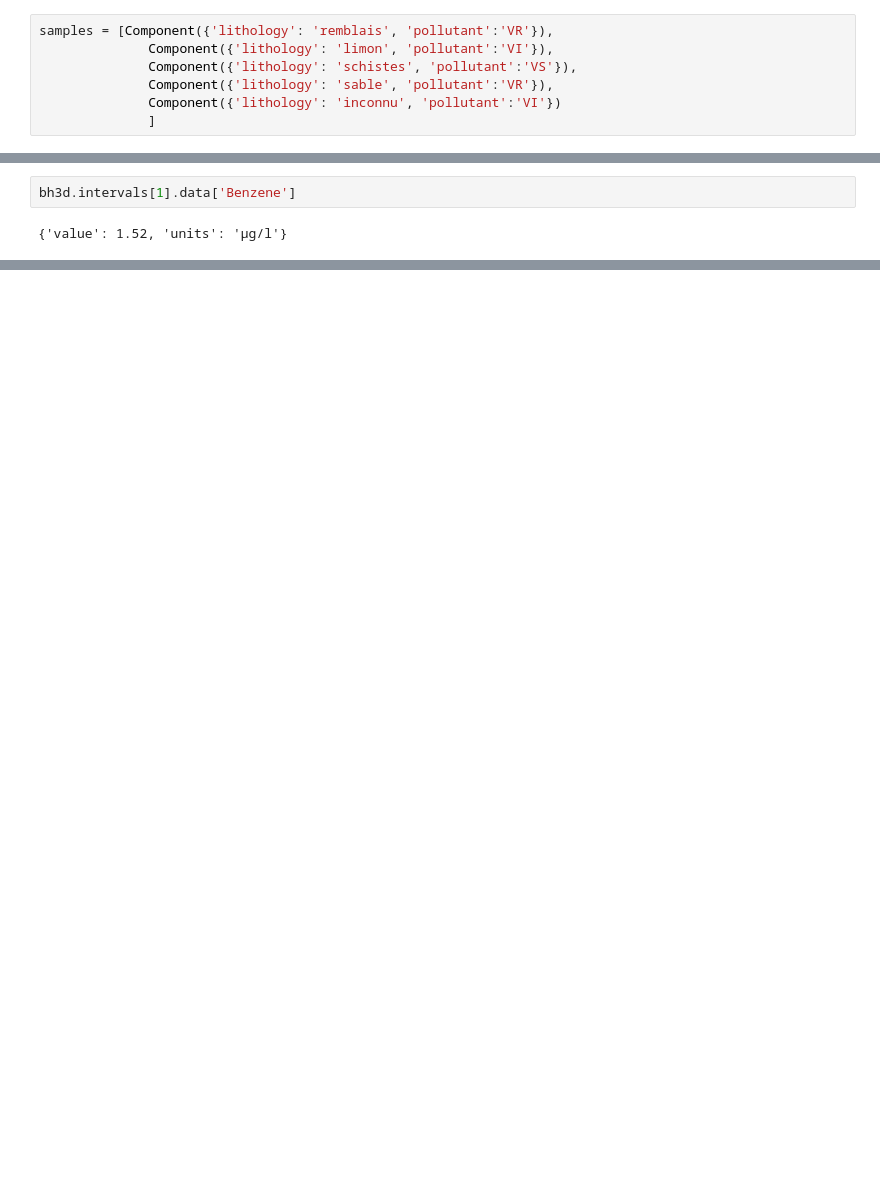
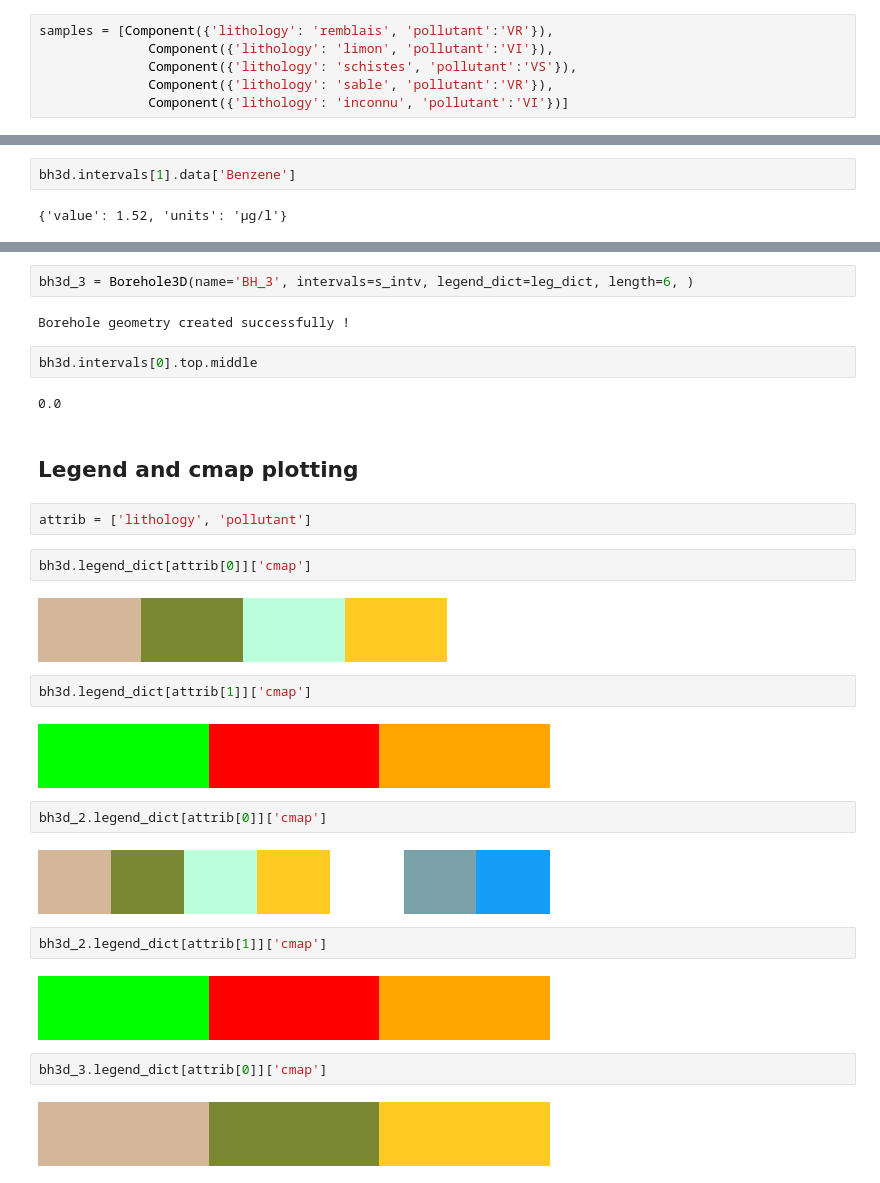
Before and after one commit to kaufmanno/GSDMA, a Jupyter notebook: playground/TFE_test/Samples_representation.ipynb, the cells around one changed output, grey strips where cells are left out. Saved outputs shown, nothing was run; the diff lists cells and outputs as text; blank space fills up the shorter version.

```diff
--- a/playground/TFE_test/Samples_representation.ipynb
+++ b/playground/TFE_test/Samples_representation.ipynb
@@ -13,8 +15,7 @@ samples = [Component({'lithology': 'remblais', 'pollutant':'VR'}),
               Component({'lithology': 'limon', 'pollutant':'VI'}),
               Component({'lithology': 'schistes', 'pollutant':'VS'}),
               Component({'lithology': 'sable', 'pollutant':'VR'}),
-              Component({'lithology': 'inconnu', 'pollutant':'VI'})
-              ]
+              Component({'lithology': 'inconnu', 'pollutant':'VI'})]
 # %%
 extra_components = [Component({'lithology': 'marnes', 'pollutant':'VS'}),
                     Component({'lithology': 'calcaires', 'pollutant':'VS'})]
@@ -62,0 +53,32 @@ build_bh3d_legend([bh3d], leg_dict)
+# %%
+bh3d_3 = Borehole3D(name='BH_3', intervals=s_intv, legend_dict=leg_dict, length=6, )
+# %% [output]
+Borehole geometry created successfully !
+# %%
+bh3d.intervals[0].top.middle
+# %% [output]
+0.0
+# %% [markdown]
+## Legend and cmap plotting
+# %%
+attrib = ['lithology', 'pollutant']
+# %%
+bh3d.legend_dict[attrib[0]]['cmap']
+# %% [output]
+[figure, added]
+# %%
+bh3d.legend_dict[attrib[1]]['cmap']
+# %% [output]
+[figure, added]
+# %%
+bh3d_2.legend_dict[attrib[0]]['cmap']
+# %% [output]
+[figure, added]
+# %%
+bh3d_2.legend_dict[attrib[1]]['cmap']
+# %% [output]
+[figure, added]
+# %%
+bh3d_3.legend_dict[attrib[0]]['cmap']
+# %% [output]
+[figure, added]
```
Also changed, not shown: parts of 29 cells of this notebook, 5 other files.
